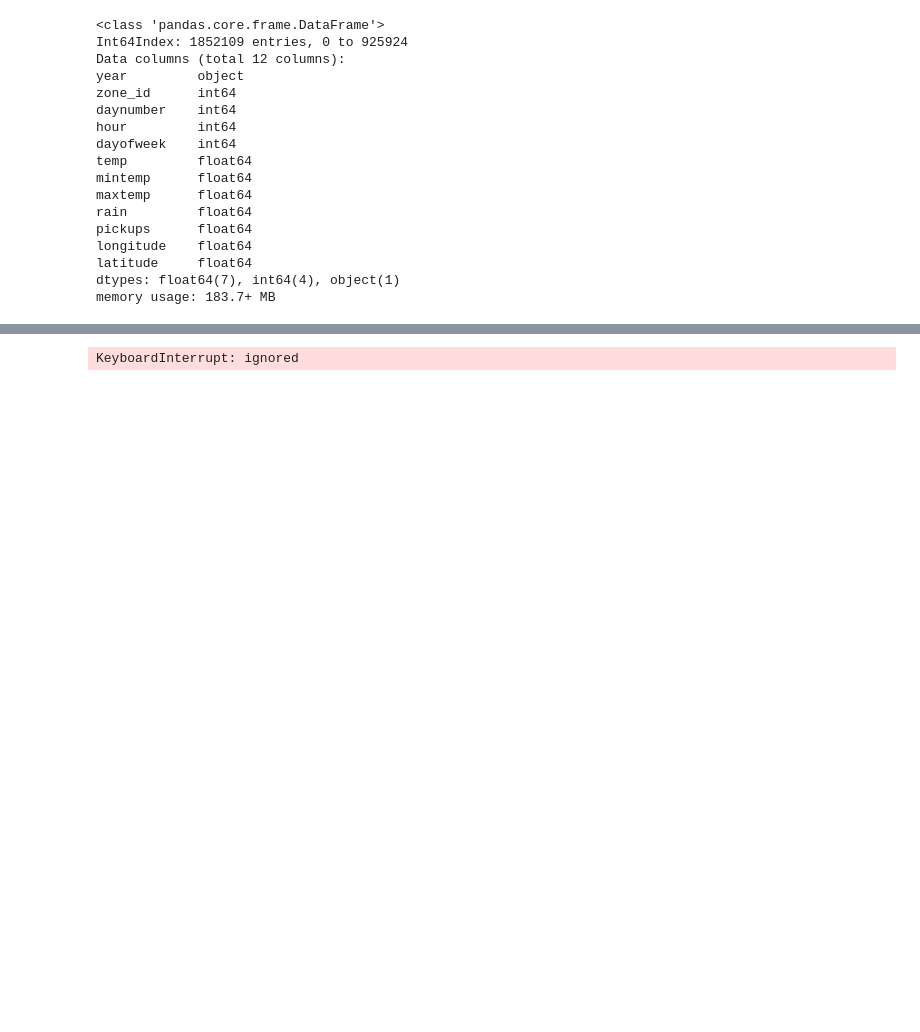
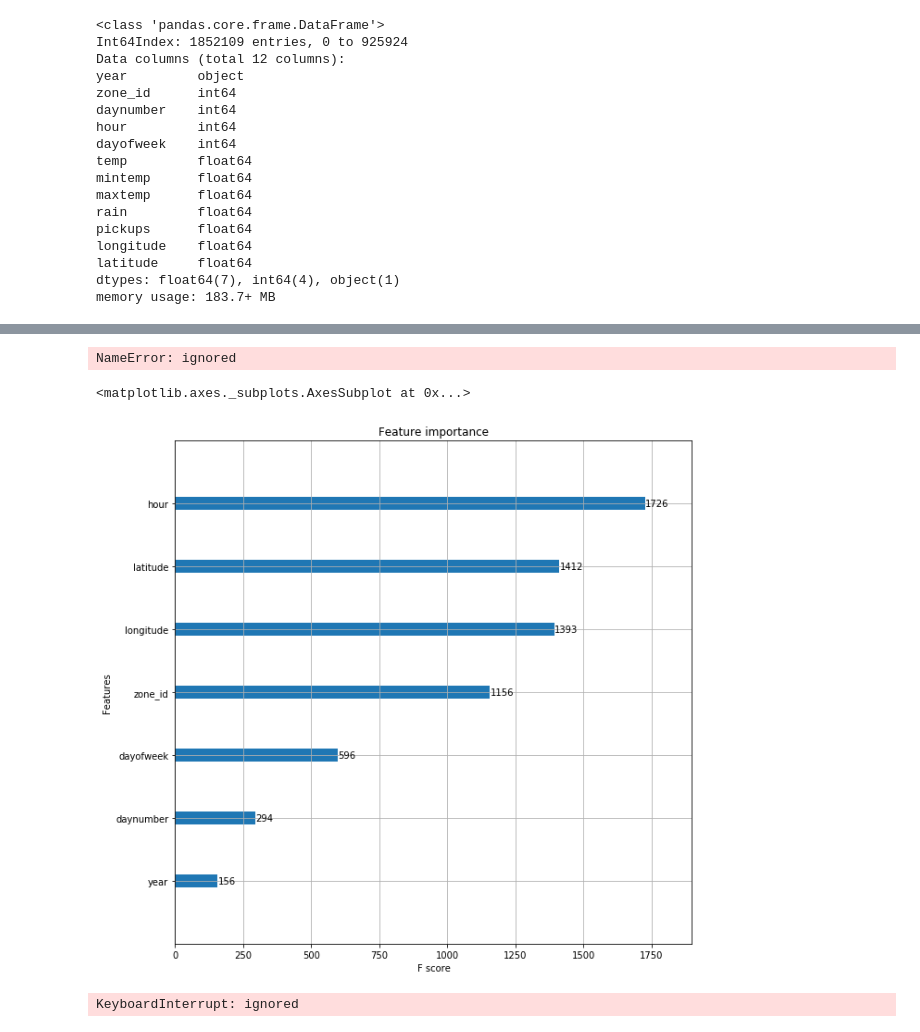
Before and after one commit to ssrbazpur/BigQuery, a Jupyter notebook: Model_Building_Final.ipynb, the cells around one changed output, grey strips where cells are left out. Saved outputs shown, nothing was run; the diff lists cells and outputs as text; code cells hidden in the pictures; blank space fills up the shorter version.

```diff
--- a/Model_Building_Final.ipynb
+++ b/Model_Building_Final.ipynb
@@ -223,3 +225,14 @@ XGBRegressor(base_score=0.5, booster='gbtree', colsample_bylevel=1,
+# %%
+_ = plot_importance(reg, height=0.9)
+# %% [output]
+NameError: ignored
+# %%
+import matplotlib.pyplot as plt
+fig, ax = plt.subplots(1,1,figsize=(10,10))
+xgb.plot_importance(reg, max_num_features=7, ax=ax)
+# %% [output]
+<matplotlib.axes._subplots.AxesSubplot at 0x...>
+[figure, added]
 # %%
 from sklearn.ensemble import RandomForestRegressor
 rf = RandomForestRegressor()
```
Also changed, not shown: parts of 2 cells of this notebook.
